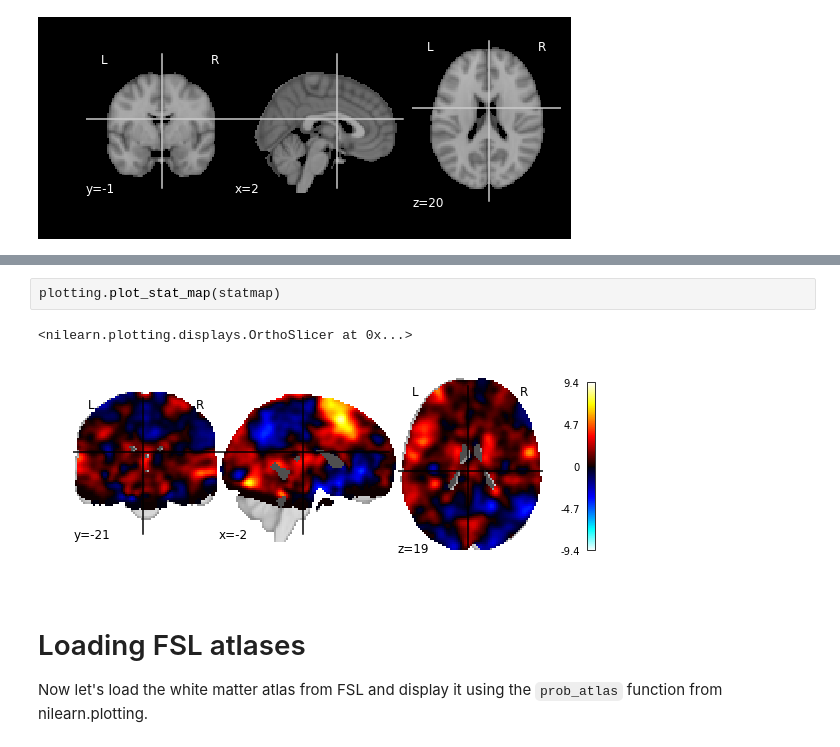
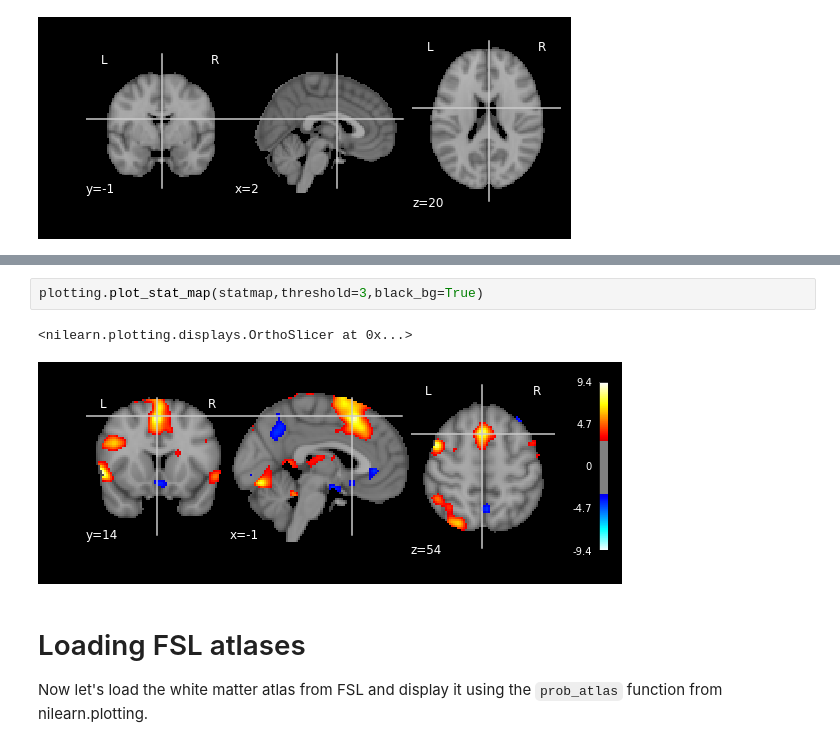
Before and after one commit to BrainNetworksCourse/problem-set-1-dbeam12, a Jupyter notebook: pset1_visualization.ipynb, the cells around one changed output, grey strips where cells are left out. Cells and saved outputs as stored; diff of their text form.

```diff
--- a/pset1_visualization.ipynb
+++ b/pset1_visualization.ipynb
@@ -35,10 +35,10 @@ plotting.plot_anat(T1file)
 
 ![Solution](Problem1_solution.png "Intended solution for Problem 1")
 # %%
-plotting.plot_stat_map(statmap)
+plotting.plot_stat_map(statmap,threshold=3,black_bg=True)
 # %% [output]
 <nilearn.plotting.displays.OrthoSlicer at 0x...>
-[figure, old version]
+[figure, new version]
 # %% [markdown]
 # Loading FSL atlases
 
```
Also changed, not shown: parts of 1 cell of this notebook.
